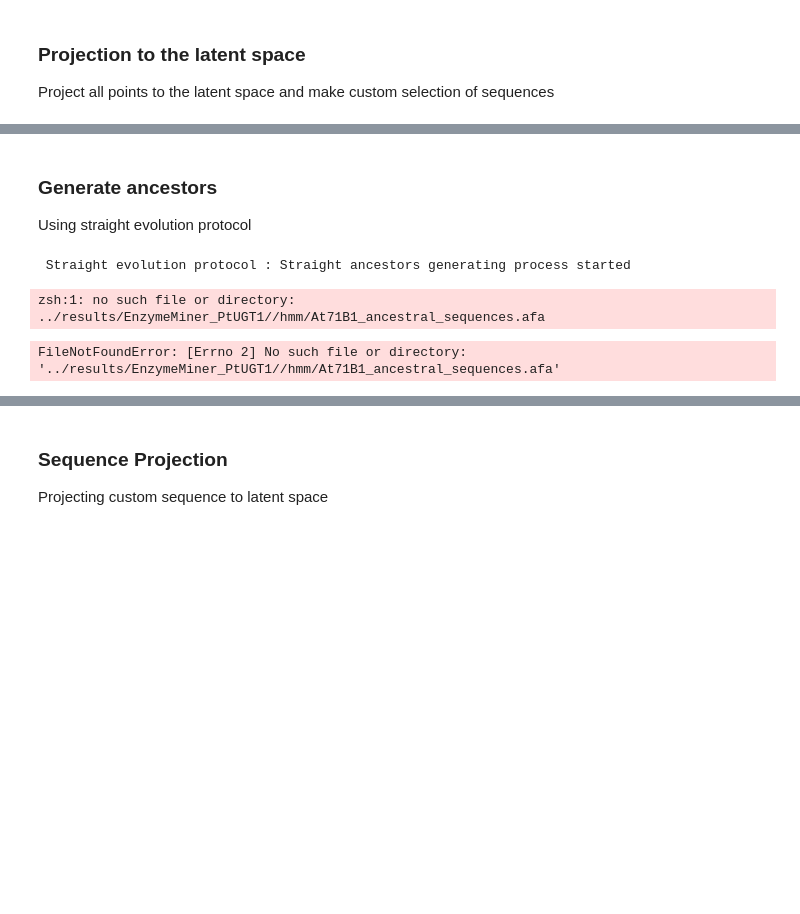
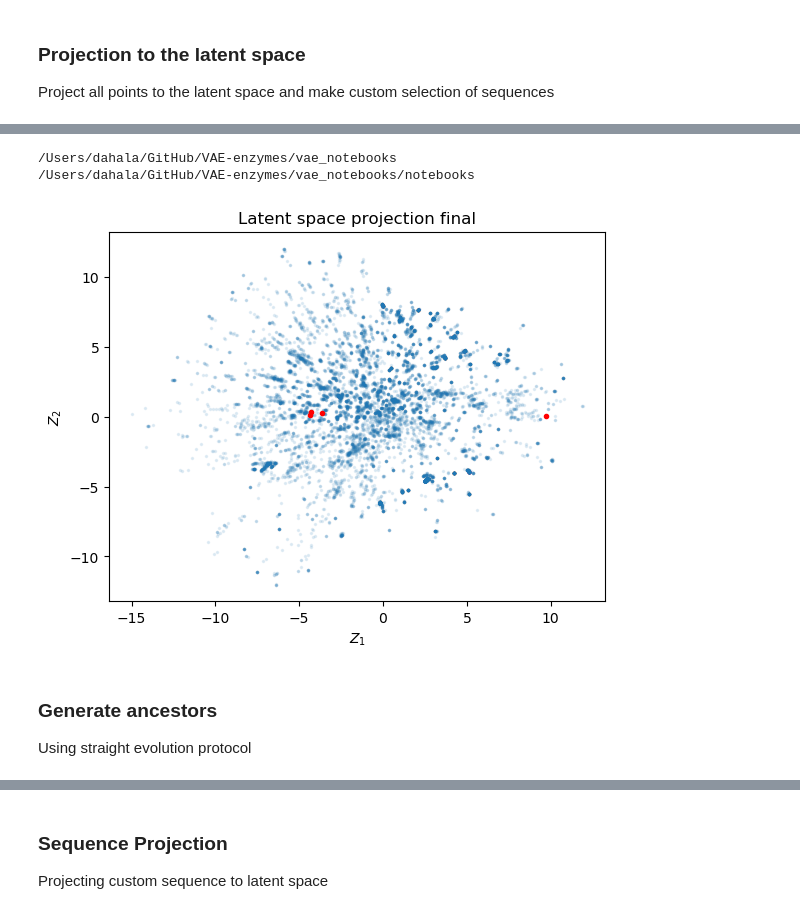
Before and after one commit to daha-la/VAE-enzymes, a Jupyter notebook: vae_notebooks/notebooks/vae_ancestors.ipynb, the cells around one changed output, grey strips where cells are left out. Saved outputs shown, nothing was run; the diff lists cells and outputs as text; code cells hidden in the pictures; blank space fills up the shorter version.

```diff
--- a/vae_notebooks/notebooks/vae_ancestors.ipynb
+++ b/vae_notebooks/notebooks/vae_ancestors.ipynb
@@ -359,15 +320,50 @@ for epoch in range(1,8000):
+# %%
+%cd /Users/dahala/GitHub/VAE-enzymes/vae_notebooks
+from matplotlib import pyplot as plt
+from notebooks.minimal_version.latent_space import LatentSpace
+%cd /Users/dahala/GitHub/VAE-enzymes/vae_notebooks/notebooks/
+
+# Projection to the latent space
+# Show your queries
+#run.weights = f'{run.results[:-7]}model/vae_fold_0_e{epoch}.model'
+latent_space = LatentSpace(run)
+msa_embeddings = latent_space.msa_embeddings["mus"]
+
+
+query_coords = latent_space.key_to_embedding(run.fixed_sequences)
+
+custom_sequences = []  # give keys to MSA and embed them to the latent space
+
+
+fig_lat, ax = plt.subplots(1, 1)
+
+ax.plot(msa_embeddings[:, 0], msa_embeddings[:, 1], '.', alpha=0.1, markersize=3, )
+ax.plot(query_coords[0::2], query_coords[1::2], '.', color='red')
+
+# Project
+for seq_id, seq_mu in enumerate(custom_sequences):
+    ax.plot(seq_mu[0], seq_mu[1], '.', color='black', alpha=1, markersize=5,
+            label='({})'.format(seq_id))
+
+    ax.annotate(str(seq_id), (seq_mu[0], seq_mu[1]))
+ax.set_xlabel("$Z_1$")
+ax.set_ylabel("$Z_2$")
+ax.set_title(f"Latent space projection final")
+fig_lat.savefig(os.path.join(run.results, f"latent_space.png"))
+# %% [output]
+/Users/dahala/GitHub/VAE-enzymes/vae_notebooks
+/Users/dahala/GitHub/VAE-enzymes/vae_notebooks/notebooks
+[figure, added]
 # %% [markdown]
 ### Generate ancestors
 Using straight evolution protocol
 # %%
 from notebooks.minimal_version.evolution_protocols.straight_evolution import StraightEvolution
-run.weights = f'../results/EnzymeMiner_PtUGT1/model/vae_fold_0_e3999.model'
+#run.weights = f'../results/EnzymeMiner_PtUGT1/model/vae_fold_0_e3999.model'
 latent_space = LatentSpace(run)
 msa_embeddings = latent_space.msa_embeddings["mus"]
 protocol = StraightEvolution(run)
 ancestors = protocol.get_ancestors(profile=False)  # FIXME
-# %% [output]
- Straight evolution protocol : Straight ancestors generating process started
 # %%
 import sys, importlib
 importlib.reload(sys.modules['notebooks.minimal_version.latent_space'])
@@ -379,7 +375,5 @@ for i in range(151,300):
     seq = str(seq)
     fireprot_ancestors[f'anc{i}'] = seq
 # %%
-fireprot_ancestors_df = encode_custom_seqs('At71B1_ancestral_sequences',run.results[:-7],fasta_ext='fasta',model= f'vae_fold_0_e6499.model',batch_size=1)
+hmm_name = 'PFAM201'#'GASP'#'EnzymeMiner_PtUGT1'
+fireprot_ancestors_df = encode_custom_seqs('At71B1_ancestral_sequences',hmm_name,run.root_dir,fasta_ext='fasta')#,model= f'vae_fold_0_e6499.model',batch_size=1)
-# %% [output]
-zsh:1: no such file or directory: ../results/EnzymeMiner_PtUGT1//hmm/At71B1_ancestral_sequences.afa
-FileNotFoundError: [Errno 2] No such file or directory: '../results/EnzymeMiner_PtUGT1//hmm/At71B1_ancestral_sequences.afa'
```
Also changed, not shown: parts of 28 cells of this notebook, 10 other files.
